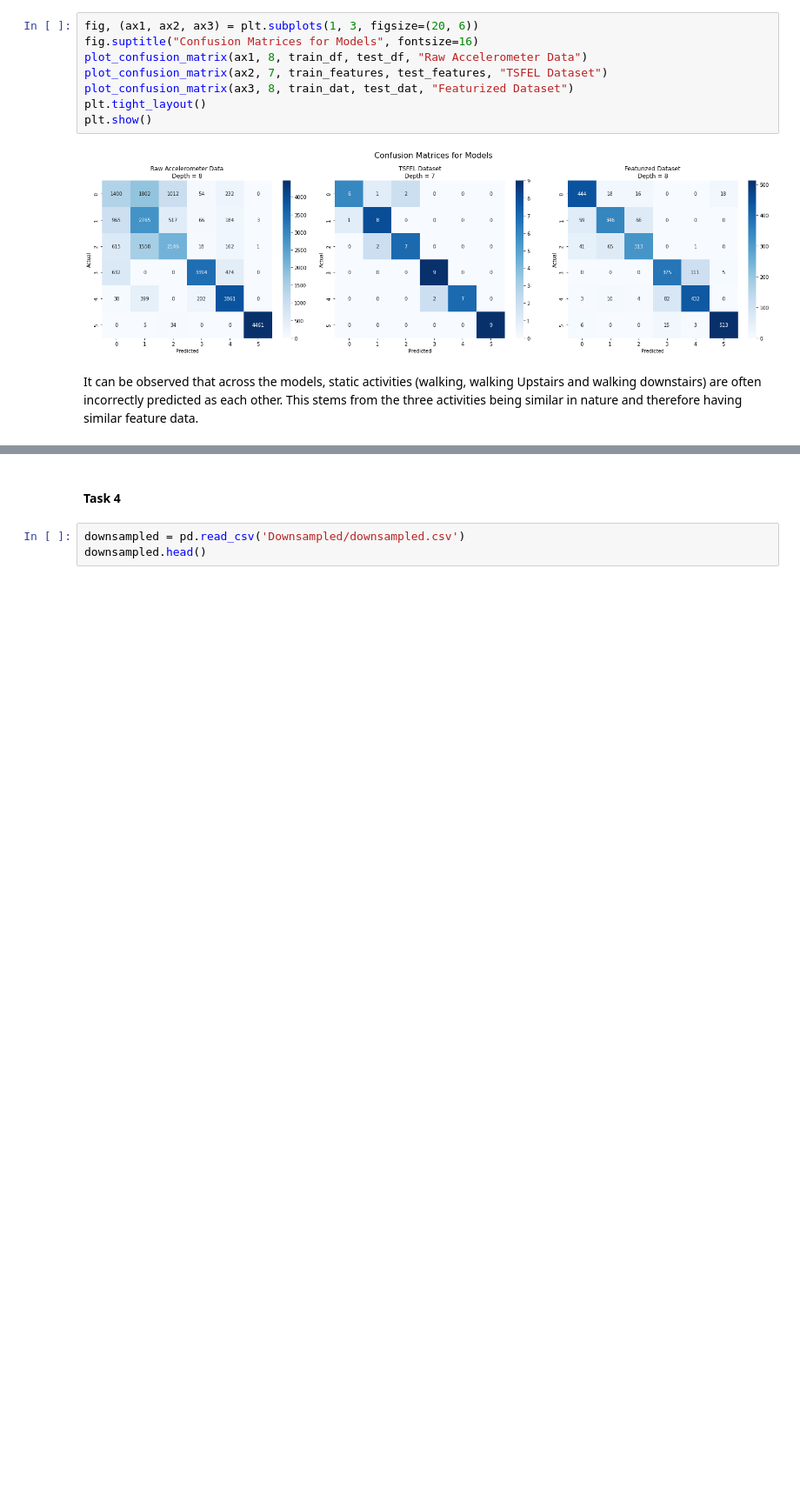
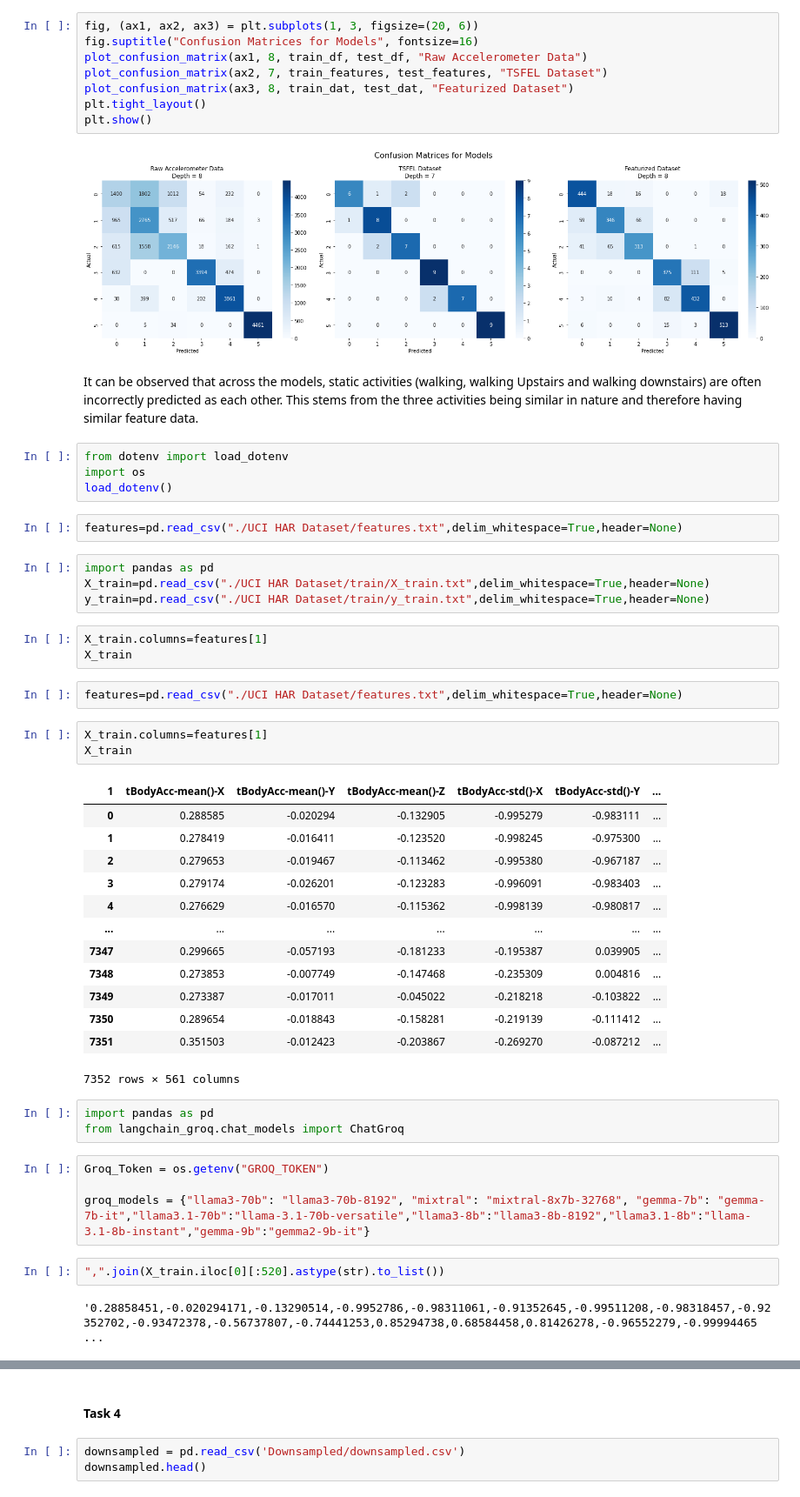
Before and after one commit to rishabh-mondal/es335-24-fall-assignment-1, a Jupyter notebook: main_script.ipynb, the cells around one changed output, grey strips where cells are left out. Shown at 87% size. Saved outputs shown, nothing was run; the diff lists cells and outputs as text; blank space fills up the shorter version.

```diff
--- a/main_script.ipynb
+++ b/main_script.ipynb
@@ -670,3 +664,46 @@ plt.show()
 [figure]
 # %% [markdown]
 It can be observed that across the models, static activities (walking, walking Upstairs and walking downstairs) are often incorrectly predicted as each other. This stems from the three activities being similar in nature and therefore having similar feature data.
+# %%
+from dotenv import load_dotenv
+import os
+load_dotenv()
+# %%
+features=pd.read_csv("./UCI HAR Dataset/features.txt",delim_whitespace=True,header=None)
+# %%
+import pandas as pd
+X_train=pd.read_csv("./UCI HAR Dataset/train/X_train.txt",delim_whitespace=True,header=None)
+y_train=pd.read_csv("./UCI HAR Dataset/train/y_train.txt",delim_whitespace=True,header=None)
+# %%
+X_train.columns=features[1]
+X_train
+# %%
+features=pd.read_csv("./UCI HAR Dataset/features.txt",delim_whitespace=True,header=None)
+# %%
+X_train.columns=features[1]
+X_train
+# %% [output]
+| 1 | tBodyAcc-mean()-X | tBodyAcc-mean()-Y | tBodyAcc-mean()-Z | tBodyAcc-std()-X | tBodyAcc-std()-Y | ... |
+| 0 | 0.288585 | -0.020294 | -0.132905 | -0.995279 | -0.983111 | ... |
+| 1 | 0.278419 | -0.016411 | -0.123520 | -0.998245 | -0.975300 | ... |
+| 2 | 0.279653 | -0.019467 | -0.113462 | -0.995380 | -0.967187 | ... |
+| 3 | 0.279174 | -0.026201 | -0.123283 | -0.996091 | -0.983403 | ... |
+| 4 | 0.276629 | -0.016570 | -0.115362 | -0.998139 | -0.980817 | ... |
+| ... | ... | ... | ... | ... | ... | ... |
+| 7347 | 0.299665 | -0.057193 | -0.181233 | -0.195387 | 0.039905 | ... |
+| 7348 | 0.273853 | -0.007749 | -0.147468 | -0.235309 | 0.004816 | ... |
+| 7349 | 0.273387 | -0.017011 | -0.045022 | -0.218218 | -0.103822 | ... |
+| 7350 | 0.289654 | -0.018843 | -0.158281 | -0.219139 | -0.111412 | ... |
+| 7351 | 0.351503 | -0.012423 | -0.203867 | -0.269270 | -0.087212 | ... |
+7352 rows × 561 columns
+# %%
+import pandas as pd
+from langchain_groq.chat_models import ChatGroq
+# %%
+Groq_Token = os.getenv("GROQ_TOKEN")
+
+groq_models = {"llama3-70b": "llama3-70b-8192", "mixtral": "mixtral-8x7b-32768", "gemma-7b": "gemma-7b-it","llama3.1-70b":"llama-3.1-70b-versatile","llama3-8b":"llama3-8b-8192","llama3.1-8b":"llama-3.1-8b-instant","gemma-9b":"gemma2-9b-it"}
+# %%
+",".join(X_train.iloc[0][:520].astype(str).to_list())
+# %% [output]
+'0.28858451,-0.020294171,-0.13290514,-0.9952786,-0.98311061,-0.91352645,-0.99511208,-0.98318457,-0.92352702,-0.93472378,-0.56737807,-0.74441253,0.85294738,0.68584458,0.81426278,-0.96552279,-0.99994465 ...
```
Also changed, not shown: parts of 28 cells of this notebook.
